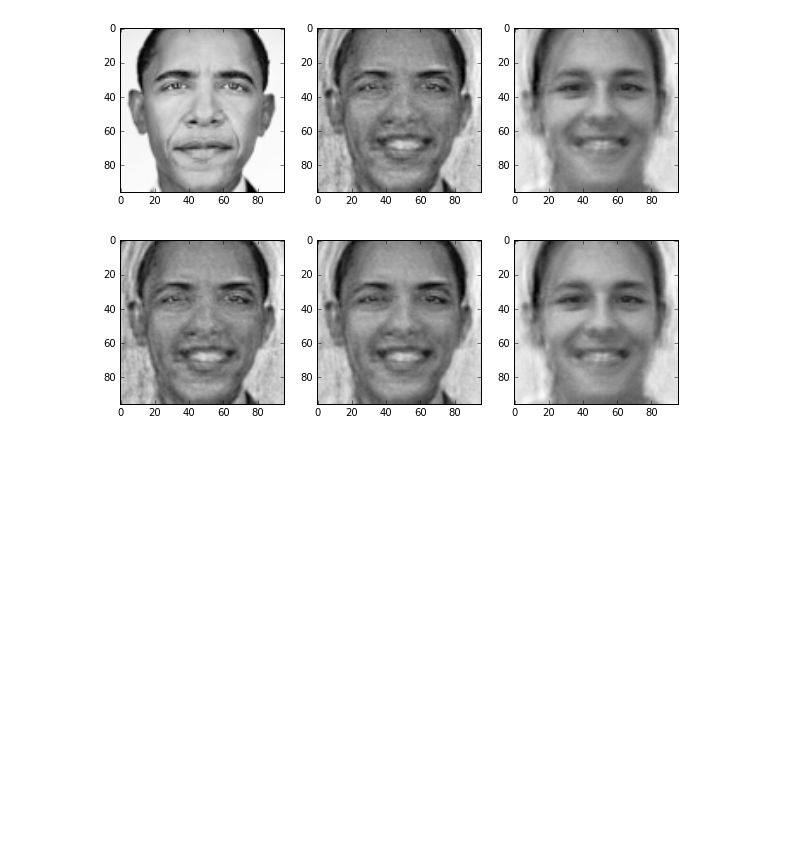
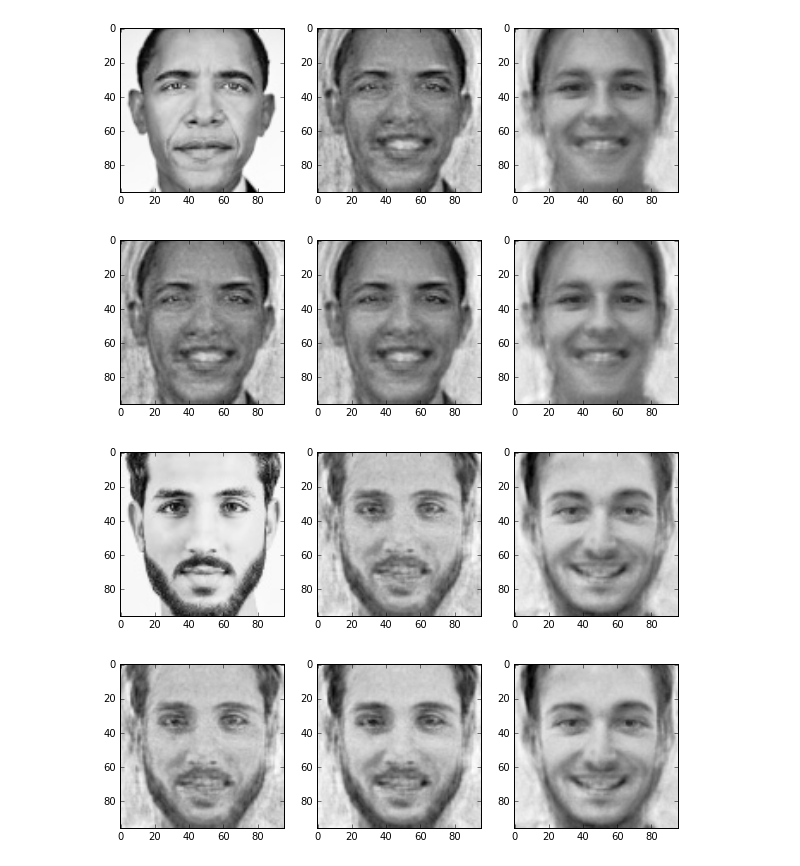
Before and after one commit to ehlemur-zz/BP, a Jupyter notebook: Structured Output Prediction (Faces).ipynb, the cells around one changed output. Cells and saved outputs as stored; diff of their text form; code cells hidden in the pictures; blank space fills up the shorter version.

```diff
--- a/Structured Output Prediction (Faces).ipynb
+++ b/Structured Output Prediction (Faces).ipynb
@@ -362,3 +365,14 @@ lemur_util.plot_predictions(obama_1, obama_1*.7 + obama_2*.3, obama_2)
 # %% [output]
 [figure]
 [figure]
+# %%
+# https://freeuse.io/img_highres/5731-black-and-white-man-person-portrait.jpg
+some_guy = scipy.ndimage.imread('some_guy.jpeg', flatten=True).reshape(1, 9216) / 255
+some_guy_pca = some_guy.dot(V)
+some_guy_1 = normalize((lpl_twist.predict(some_guy_pca) + some_guy_pca).dot(V.T))
+some_guy_2 = normalize((pca_rbftl.predict(some_guy_pca)).dot(V.T))
+lemur_util.plot_predictions(some_guy, some_guy_1, some_guy_2)
+lemur_util.plot_predictions(some_guy_1, some_guy_1*.7 + some_guy_2*.3, some_guy_2)
+# %% [output]
+[figure, added]
+[figure, added]
```
Also changed, not shown: parts of 3 cells of this notebook, 2 other files.
